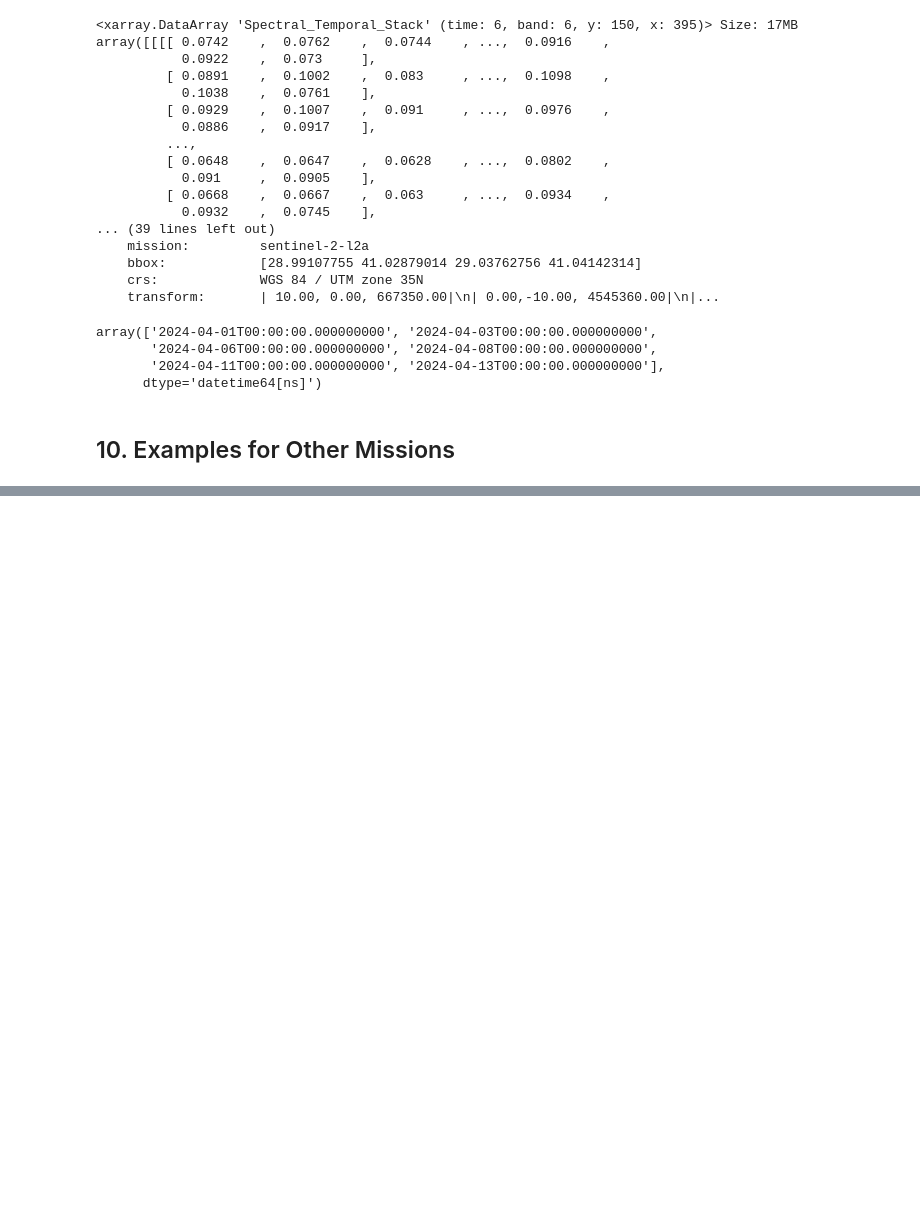
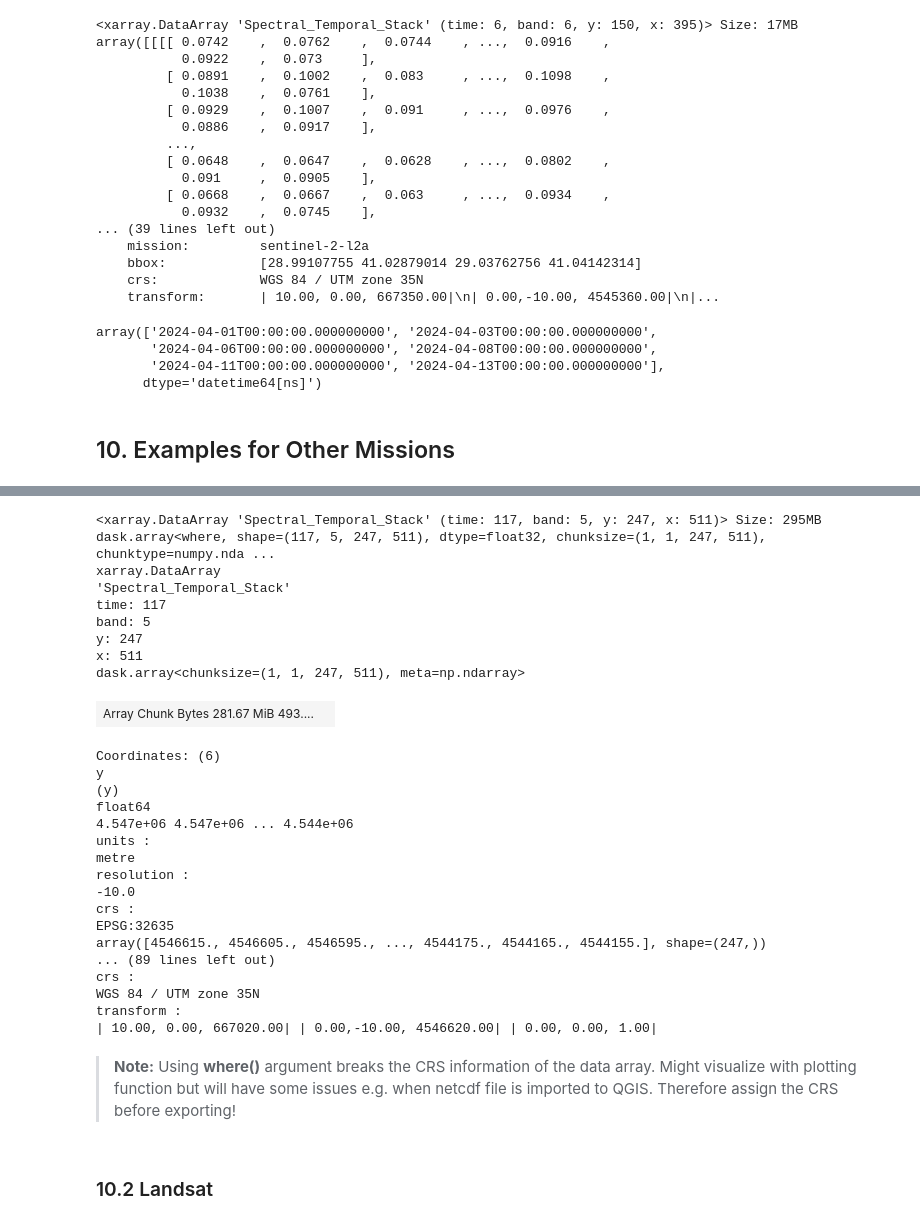
Before and after one commit to BaturalpArisoy/stac2cube, a Jupyter notebook: interactive/1_get_stac_layers.ipynb, the cells around one changed output, grey strips where cells are left out. Saved outputs shown, nothing was run; the diff lists cells and outputs as text; code cells hidden in the pictures; blank space fills up the shorter version.

```diff
--- a/interactive/1_get_stac_layers.ipynb
+++ b/interactive/1_get_stac_layers.ipynb
@@ -601,0 +703,35 @@ array(['2024-04-01T00:00:00.000000000', '2024-04-03T00:00:00.000000000',
+# %%
+orbit_state = "descending"
+
+stac_descending = stac.where(stac.orbit_state == orbit_state, drop=True)
+stac_descending
+# %% [output]
+<xarray.DataArray 'Spectral_Temporal_Stack' (time: 117, band: 5, y: 247, x: 511)> Size: 295MB dask.array<where, shape=(117, 5, 247, 511), dtype=float32, chunksize=(1, 1, 247, 511), chunktype=numpy.nda ...
+xarray.DataArray
+'Spectral_Temporal_Stack'
+time: 117
+band: 5
+y: 247
+x: 511
+dask.array<chunksize=(1, 1, 247, 511), meta=np.ndarray>
+| Array Chunk Bytes 281.67 MiB 493.... |  |
+Coordinates: (6)
+y
+(y)
+float64
+4.547e+06 4.547e+06 ... 4.544e+06
+units :
+metre
+resolution :
+-10.0
+crs :
+EPSG:32635
+array([4546615., 4546605., 4546595., ..., 4544175., 4544165., 4544155.], shape=(247,))
+... (89 lines left out)
+crs :
+WGS 84 / UTM zone 35N
+transform :
+| 10.00, 0.00, 667020.00| | 0.00,-10.00, 4546620.00| | 0.00, 0.00, 1.00|
+# %% [markdown]
+> **Note:**
+> Using **where()** argument breaks the CRS information of the data array. Might visualize with plotting function but will have some issues e.g. when netcdf file is imported to QGIS. Therefore assign the CRS before exporting!
@@ -601,0 +742,2 @@ array(['2024-04-01T00:00:00.000000000', '2024-04-03T00:00:00.000000000',
+# %% [markdown]
+### 10.2 Landsat
```
Also changed, not shown: parts of 40 cells of this notebook, 13 other files.
